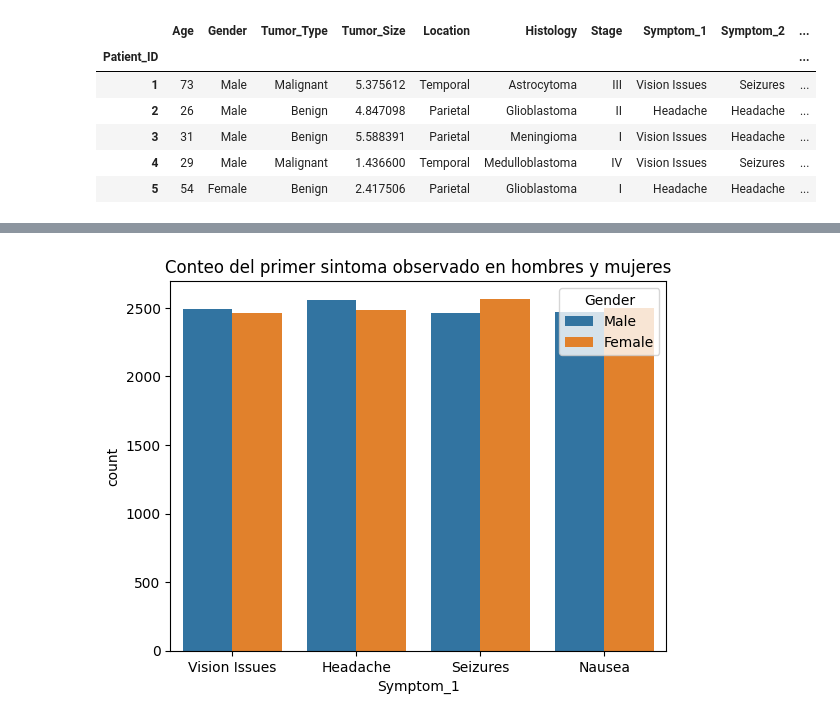
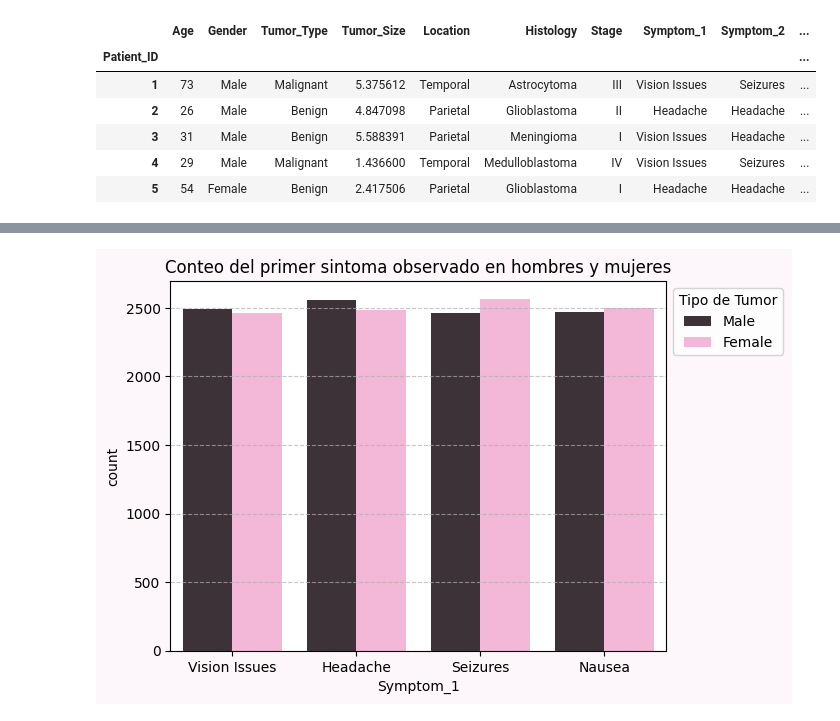
Before and after one commit to Federico-Vichachi/brain-tumor-analysis, a Jupyter notebook: notebooks/02_exploratory_data_analysis.ipynb, the cells around one changed output, grey strips where cells are left out. Cells and saved outputs as stored; diff of their text form; code cells hidden in the pictures.

```diff
--- a/notebooks/02_exploratory_data_analysis.ipynb
+++ b/notebooks/02_exploratory_data_analysis.ipynb
@@ -17,0 +29,3 @@ df.head()
+# %%
+palette = ['#3F3038', '#FDAED8','#854836', '#F361AF',]
+bg_color = '#FDF6FA'
@@ -75,10 +97,10 @@ Passing `palette` without assigning `hue` is deprecated and will be removed in v
-# %%
-stage_map = {'I': 1, "II": 2, "III": 3, "IV": 4}
-df["Stage"] = df["Stage"].map(stage_map)
 # %%
-sns.countplot(data=df, x='Symptom_1', hue='Gender')
+sns.countplot(data=df, x='Symptom_1', hue='Gender', palette=palette)
 plt.title('Conteo del primer sintoma observado en hombres y mujeres')
+plt.legend(title='Tipo de Tumor', loc='upper left', bbox_to_anchor=(1, 1))
+plt.gcf().patch.set_facecolor(bg_color)
+plt.grid(axis='y', linestyle='--', alpha=0.7)
 plt.show()
 # %% [output]
-[figure, old version]
+[figure, new version]
 # %%
```
Also changed, not shown: parts of 13 cells of this notebook.
